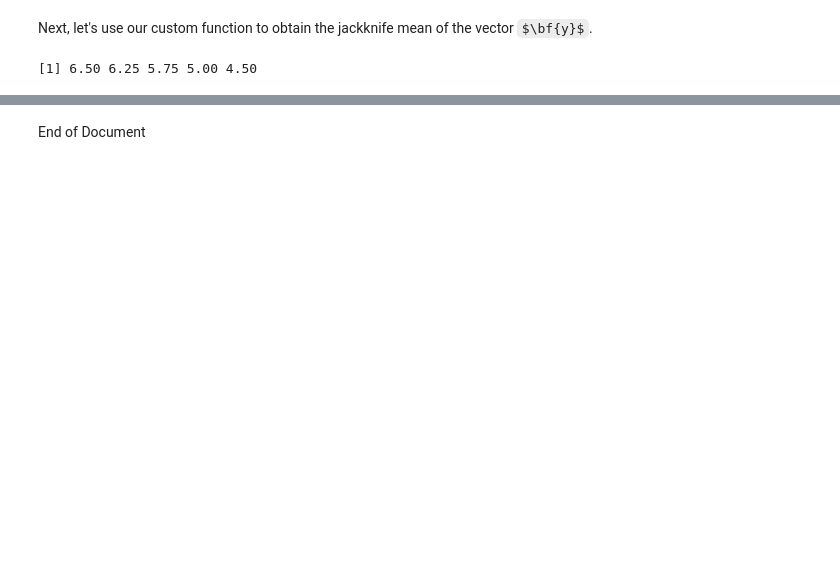
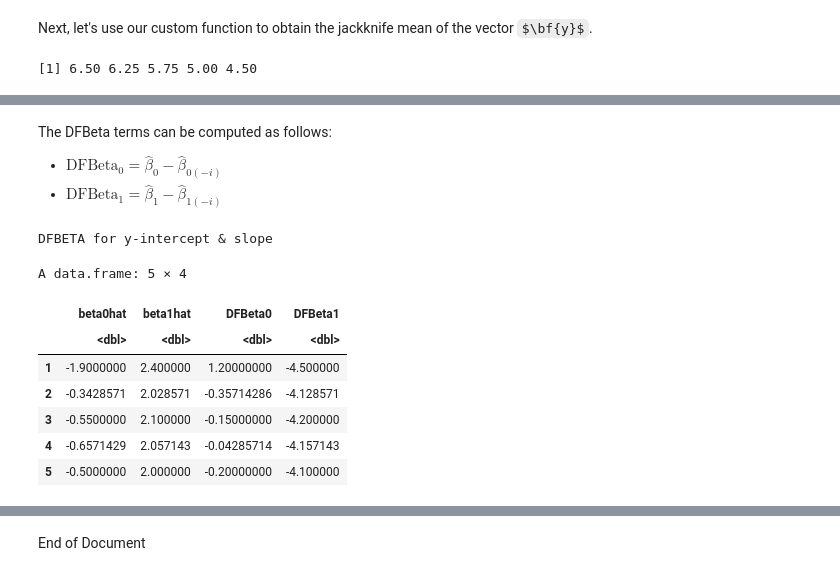
Before and after one commit to christophermalone/stat360, a Jupyter notebook: Handout10.ipynb, the cells around one changed output, grey strips where cells are left out. Cells and saved outputs as stored; diff of their text form; code cells hidden in the pictures; some formulas as TeX source; blank space fills up the shorter version.

```diff
--- a/Handout10.ipynb
+++ b/Handout10.ipynb
@@ -142,20 +142,20 @@ A function in R should:
 *   Often functions contain input arguments
 # %%
 #A custom function which has name mean.jackknife
-#This function take one input argument, y
+#This function takes one input argument, z
 #This function returns a vector of the jackknife mean
 
-mean.jackknife = function(y){
+mean.jackknife = function(z){
 
-    #Find the length of y
-    n = length(y)
+    #Find the length of z
+    n = length(z)
 
     #Setup output vector
     output = rep(0,n)
 
     #Loop for iterations
     for(i in 1:n){
-        output[i] = mean( y[-i])
+        output[i] = mean( z[-i])
     }
 
     #Return the output vector
@@ -179,8 +170,0 @@ Step 2: Fit a model -- removing one observation at a time, put outcomes into  da
-# %%
-for(i in 1:65){
-  model_i <- lm(Price ~ Age, data=FordFocus[-c(i), ])
-  DFBETA_Outcomes[i,1] <- i
-  DFBETA_Outcomes[i,2] <- model_i$coefficients[1]
-  DFBETA_Outcomes[i,3] <- model_i$coefficients[2]
-  DFBETA_Outcomes[i,4] <- sigma(model_i)
-}
@@ -222,0 +186,8 @@ ggplot(data=DFBETA_Outcomes, aes(x=rowid,y=DFBeta_slope)) +
+# %%
+#Getting the two vectors in R
+y_vector = c(2, 3, 5, 8, 10)
+x_vector = c(1, 2, 3, 4, 5)
+
+#Creating the mydata data.frame
+mydata <- data.frame(y=y_vector, x = x_vector)
+mydata
@@ -222,0 +209,3 @@ ggplot(data=DFBETA_Outcomes, aes(x=rowid,y=DFBeta_slope)) +
+# %%
+myfit <- lm(y~x, data = mydata)
+myfit
@@ -222,0 +281,31 @@ ggplot(data=DFBETA_Outcomes, aes(x=rowid,y=DFBeta_slope)) +
+# %% [markdown]
+The DFBeta terms can be computed as follows:
+
+*   $\mbox{DFBeta}_{0} = \hat{\beta}_{0} - \hat{\beta}_{0 (-i)} $
+*  $\mbox{DFBeta}_{1} = \hat{\beta}_{1} - \hat{\beta}_{1 (-i)} $
+# %%
+#Putting the jackknife estimates into a data.frame called outcomes
+outcomes <- betahat.jackknife(myfit, data_for_fit = mydata)
+
+#Computing the DFBeta terms for each parameter estimate
+DFBETAs <- (
+            outcomes
+            %>% mutate(
+                        DFBeta0 = (-0.7 - beta0hat),
+                        DFBeta1 = (-2.1 - beta1hat),
+                      )
+          )
+
+#Printing the resulting data.frame
+cat("DFBETA for y-intercept & slope")
+DFBETAs
+# %% [output]
+DFBETA for y-intercept & slope
+A data.frame: 5 × 4
+|  | beta0hat | beta1hat | DFBeta0 | DFBeta1 |
+|  | <dbl> | <dbl> | <dbl> | <dbl> |
+| 1 | -1.9000000 | 2.400000 | 1.20000000 | -4.500000 |
+| 2 | -0.3428571 | 2.028571 | -0.35714286 | -4.128571 |
+| 3 | -0.5500000 | 2.100000 | -0.15000000 | -4.200000 |
+| 4 | -0.6571429 | 2.057143 | -0.04285714 | -4.157143 |
+| 5 | -0.5000000 | 2.000000 | -0.20000000 | -4.100000 |
```
Also changed, not shown: parts of 52 cells of this notebook.
